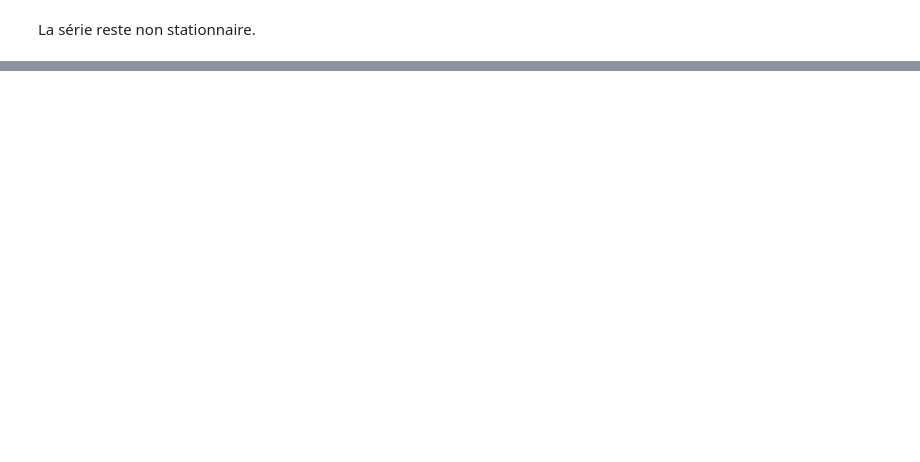
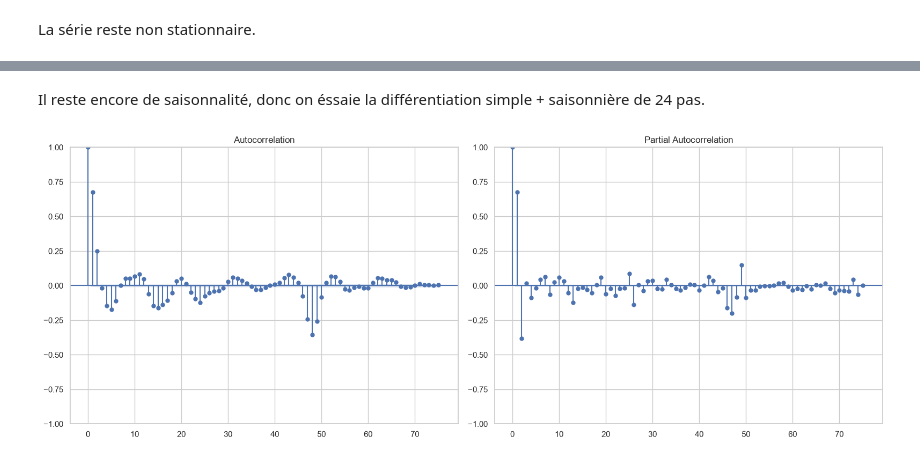
Before and after one commit to LeStolz/ConsommationElectrique, a Jupyter notebook: notebooks/03_sarimax.ipynb, the cells around one changed output, grey strips where cells are left out. Cells and saved outputs as stored; diff of their text form; code cells hidden in the pictures; blank space fills up the shorter version.

```diff
--- a/notebooks/03_sarimax.ipynb
+++ b/notebooks/03_sarimax.ipynb
@@ -108,3 +109,17 @@ daily_amplitude.plot(
+# %% [markdown]
+Il reste encore de saisonnalité, donc on éssaie la différentiation simple + saisonnière de 24 pas.
+# %%
+y_diff = y.diff().diff(periods=24).dropna()
+
+fig, axes = plt.subplots(1, 2, figsize=(16, 6))
+
+plot_acf(y_diff.dropna(), lags=75, ax=axes[0])
+plot_pacf(y_diff.dropna(), lags=75, ax=axes[1], method="ywm")
+
+plt.tight_layout()
+plt.show()
+# %% [output]
+[figure, added]
 # %% [markdown]
 ## Synthèse
 
```
Also changed, not shown: parts of 39 cells of this notebook, 1 other file.
